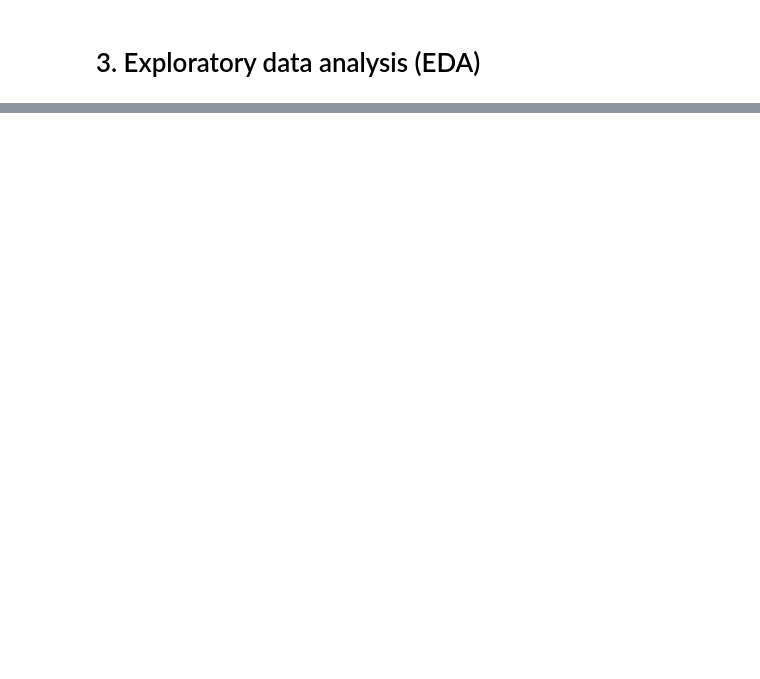
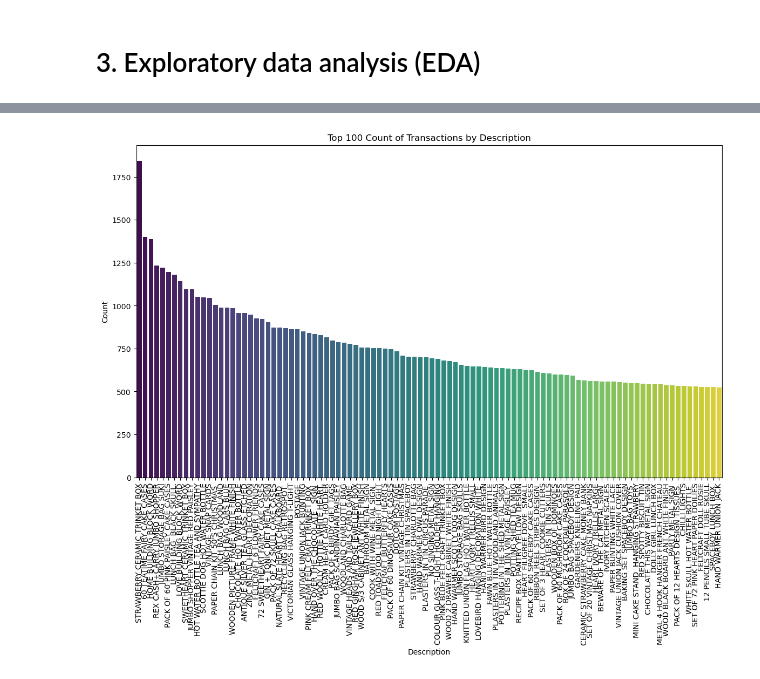
Before and after one commit to peerapat-t/Market-basket-analysis-online-retail, a Jupyter notebook: Association rule online retail.ipynb, the cells around one changed output, grey strips where cells are left out. Saved outputs shown, nothing was run; the diff lists cells and outputs as text; code cells hidden in the pictures; blank space fills up the shorter version.

```diff
--- a/Association rule online retail.ipynb
+++ b/Association rule online retail.ipynb
@@ -345,2 +280,0 @@ df['Contract'] = df['Contract'].apply(lambda x: 0 if x == 'Month-to-month' else
-# %%
-df['PaperlessBilling'] = df['PaperlessBilling'].apply(lambda x: 1 if x == 'Yes' else 0)
@@ -357,2 +280,0 @@ median_tol_charges
-# %%
-df['TotalCharges'].fillna(median_tol_charges, inplace=True)
@@ -365,2 +280,0 @@ drop unnecessary columns
-# %%
-df.drop(columns = 'customerID', inplace = True)
@@ -765,0 +292,13 @@ plt.show()
+# %%
+description_counts = df['Description'].value_counts().head(100)
+description_counts = description_counts.sort_values(ascending=False)
+# %%
+plt.figure(figsize=(14, 8))
+sns.barplot(x=description_counts.index, y=description_counts.values, palette='viridis')
+plt.title('Top 100 Count of Transactions by Description')
+plt.xlabel('Description')
+plt.ylabel('Count')
+plt.xticks(rotation=90)
+plt.show()
+# %% [output]
+[figure, added]
```
Also changed, not shown: parts of 197 cells of this notebook, 4 other files.
